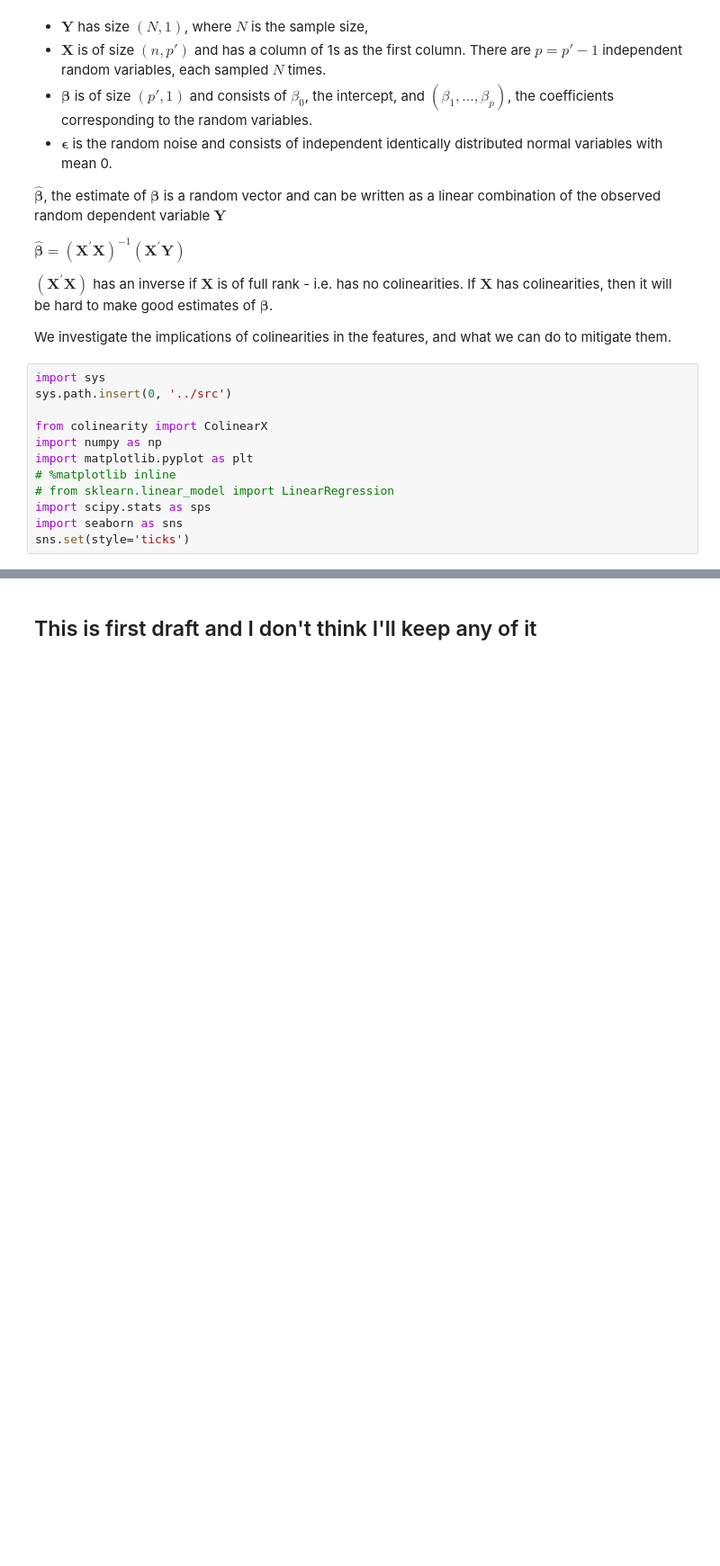
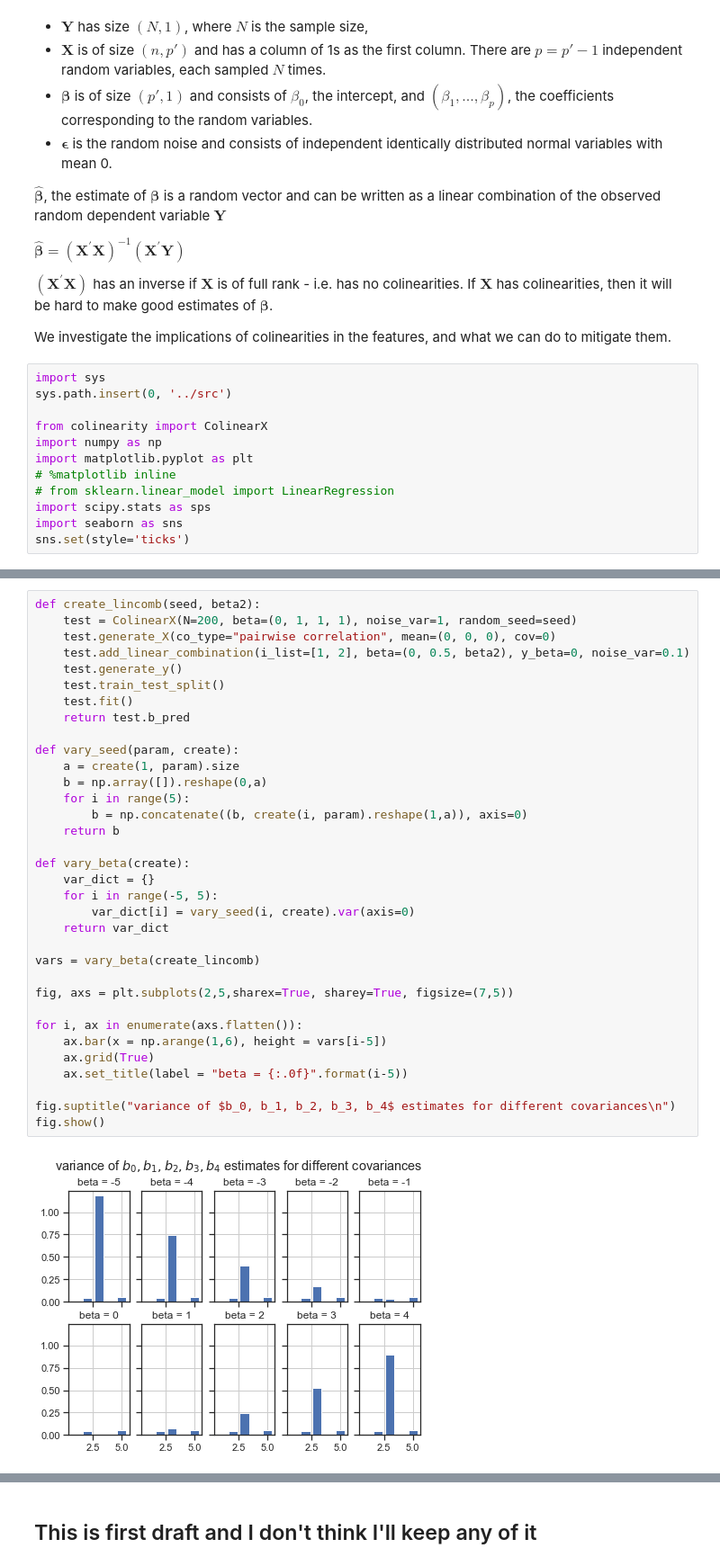
Before and after one commit to alexxcollins/AI_INM702_collab, a Jupyter notebook: task2/nb/collinearity.ipynb, the cells around one changed output, grey strips where cells are left out. Shown at 90% size. Drawn from its saved outputs; the diff is of its cells as text; blank space fills up the shorter version.

```diff
--- a/task2/nb/collinearity.ipynb
+++ b/task2/nb/collinearity.ipynb
@@ -122,0 +162,36 @@ R^2 = 0.8075805845152002
+# %%
+def create_lincomb(seed, beta2):
+    test = ColinearX(N=200, beta=(0, 1, 1, 1), noise_var=1, random_seed=seed)
+    test.generate_X(co_type="pairwise correlation", mean=(0, 0, 0), cov=0)
+    test.add_linear_combination(i_list=[1, 2], beta=(0, 0.5, beta2), y_beta=0, noise_var=0.1)
+    test.generate_y()
+    test.train_test_split()
+    test.fit()
+    return test.b_pred
+
+def vary_seed(param, create):
+    a = create(1, param).size
+    b = np.array([]).reshape(0,a)
+    for i in range(5):
+        b = np.concatenate((b, create(i, param).reshape(1,a)), axis=0)
+    return b
+
+def vary_beta(create):
+    var_dict = {}
+    for i in range(-5, 5):
+        var_dict[i] = vary_seed(i, create).var(axis=0)
+    return var_dict
+
+vars = vary_beta(create_lincomb)
+
+fig, axs = plt.subplots(2,5,sharex=True, sharey=True, figsize=(7,5))
+
+for i, ax in enumerate(axs.flatten()):
+    ax.bar(x = np.arange(1,6), height = vars[i-5])
+    ax.grid(True)
+    ax.set_title(label = "beta = {:.0f}".format(i-5))
+
+fig.suptitle("variance of $b_0, b_1, b_2, b_3, b_4$ estimates for different covariances\n")
+fig.show()
+# %% [output]
+[figure, added]
```
Also changed, not shown: parts of 38 cells of this notebook, 18 other files.
